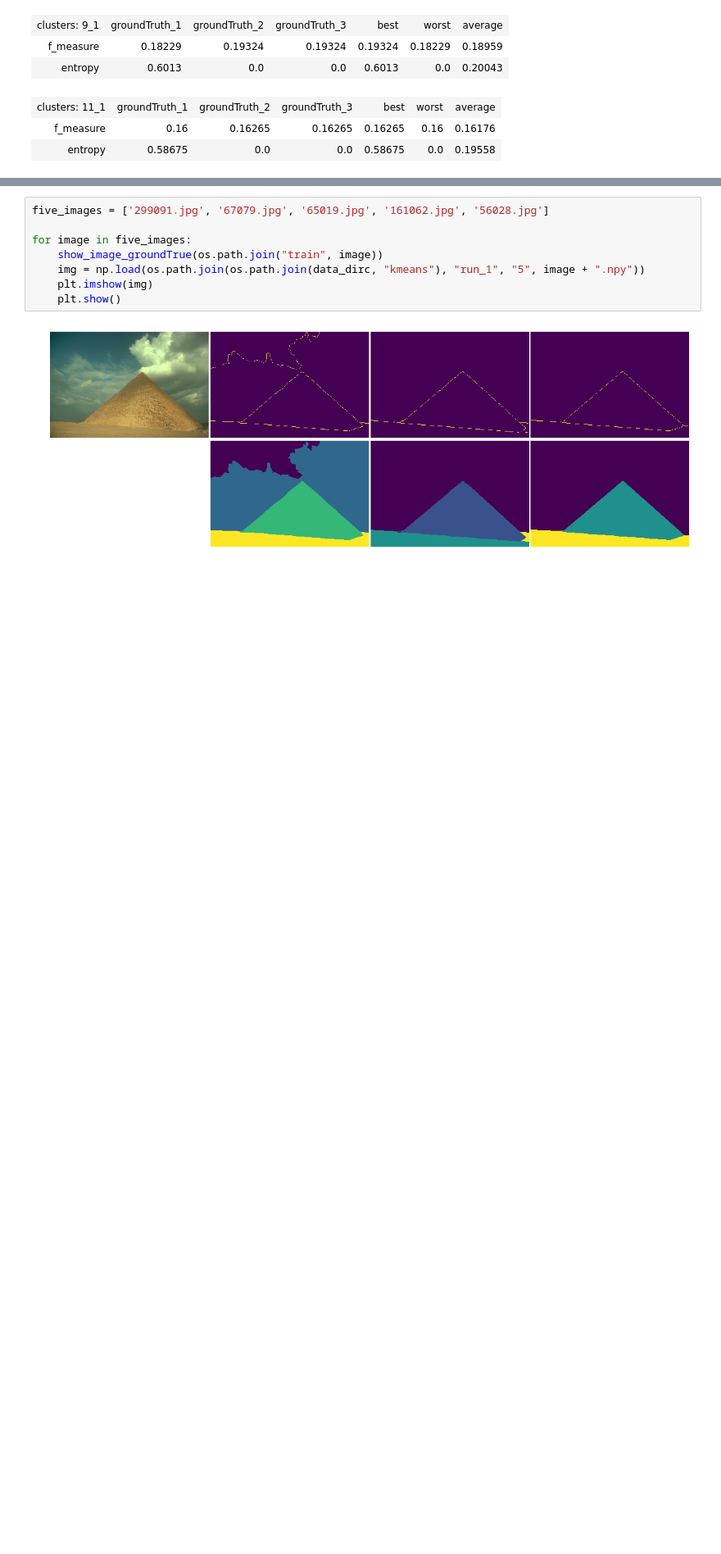
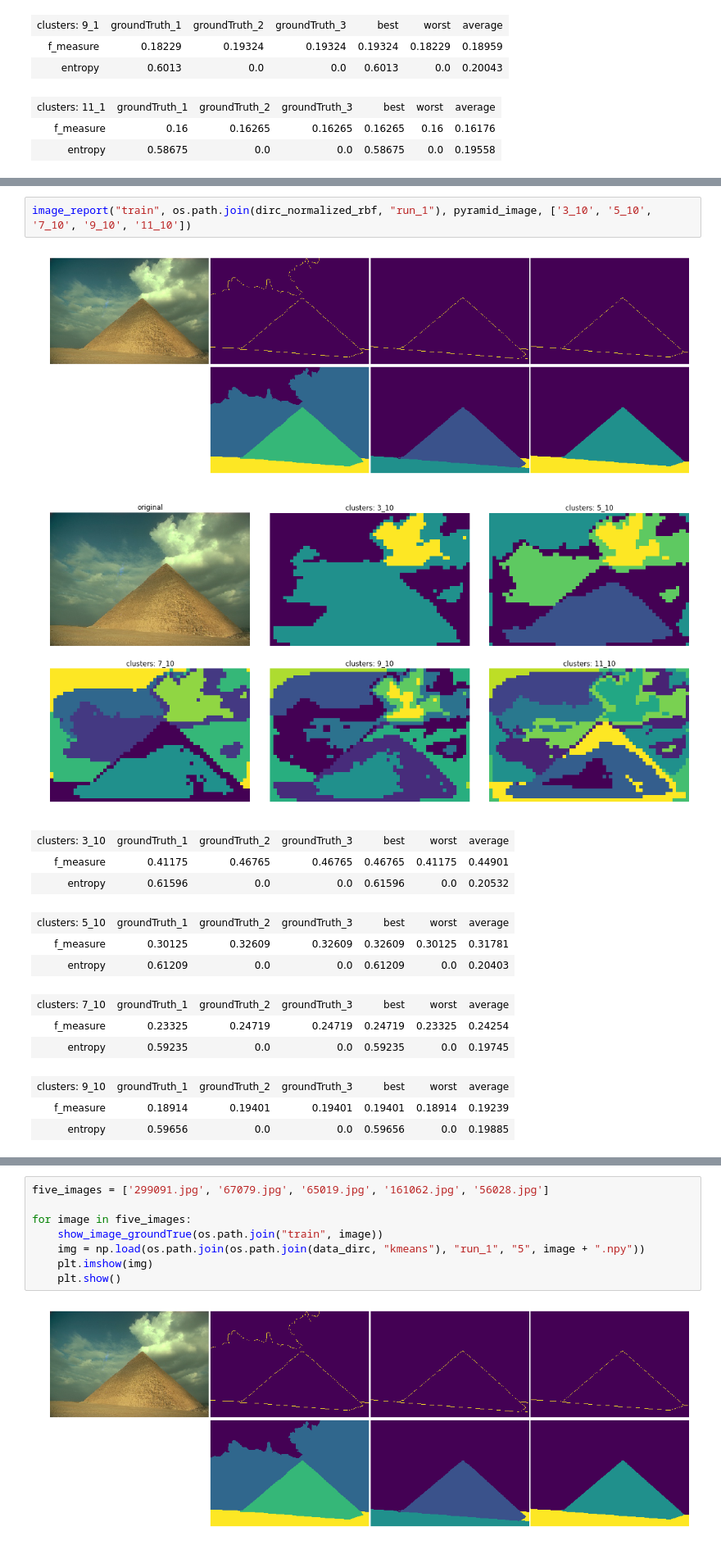
Before and after one commit to M7moudHussein/Image-Segmentaion, a Jupyter notebook: clustering.ipynb, the cells around one changed output, grey strips where cells are left out. Shown at 82% size. Cells and saved outputs as stored; diff of their text form; blank space fills up the shorter version.

```diff
--- a/clustering.ipynb
+++ b/clustering.ipynb
@@ -738,0 +768,17 @@ image_report("train", os.path.join(dirc_normalized_nn, "run_1"), pyramid_image,
+# %%
+image_report("train", os.path.join(dirc_normalized_rbf, "run_1"), pyramid_image, ['3_10', '5_10', '7_10', '9_10', '11_10'])
+# %% [output]
+[figure, added]
+[figure, added]
+| clusters: 3_10 | groundTruth_1 | groundTruth_2 | groundTruth_3 | best | worst | average |
+| f_measure | 0.41175 | 0.46765 | 0.46765 | 0.46765 | 0.41175 | 0.44901 |
+| entropy | 0.61596 | 0.0 | 0.0 | 0.61596 | 0.0 | 0.20532 |
+| clusters: 5_10 | groundTruth_1 | groundTruth_2 | groundTruth_3 | best | worst | average |
+| f_measure | 0.30125 | 0.32609 | 0.32609 | 0.32609 | 0.30125 | 0.31781 |
+| entropy | 0.61209 | 0.0 | 0.0 | 0.61209 | 0.0 | 0.20403 |
+| clusters: 7_10 | groundTruth_1 | groundTruth_2 | groundTruth_3 | best | worst | average |
+| f_measure | 0.23325 | 0.24719 | 0.24719 | 0.24719 | 0.23325 | 0.24254 |
+| entropy | 0.59235 | 0.0 | 0.0 | 0.59235 | 0.0 | 0.19745 |
+| clusters: 9_10 | groundTruth_1 | groundTruth_2 | groundTruth_3 | best | worst | average |
+| f_measure | 0.18914 | 0.19401 | 0.19401 | 0.19401 | 0.18914 | 0.19239 |
+| entropy | 0.59656 | 0.0 | 0.0 | 0.59656 | 0.0 | 0.19885 |
```
Also changed, not shown: parts of 9 cells of this notebook.
